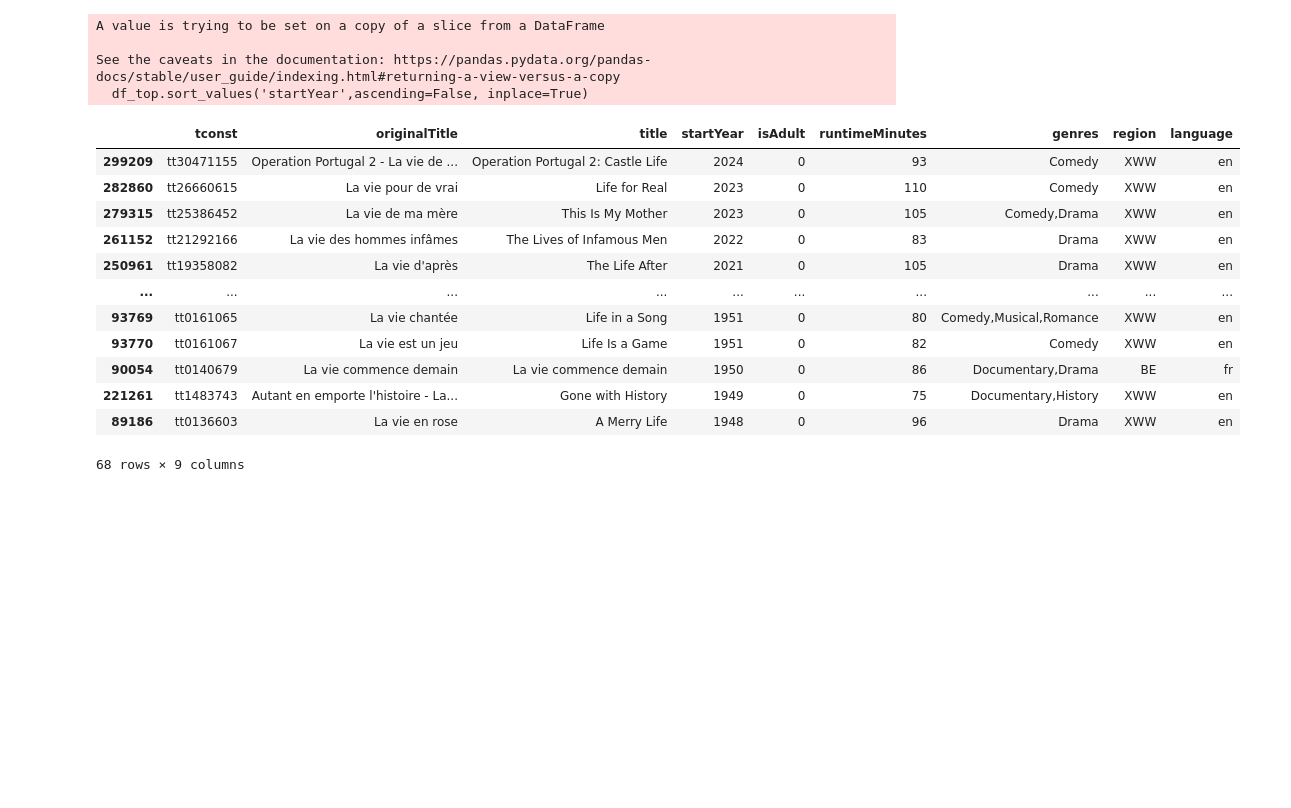
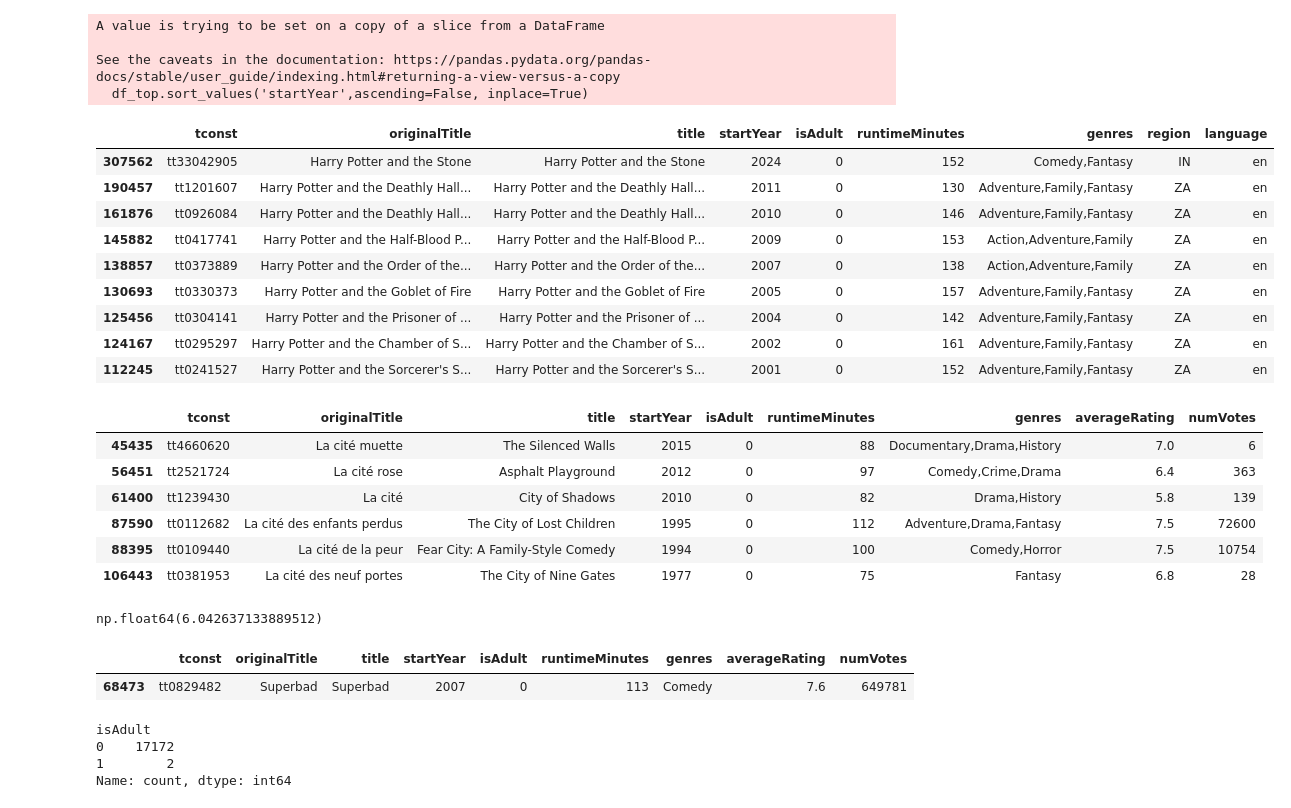
Before and after one commit to Melanie94480/Projet-2, a Jupyter notebook: merged_akas_movies.ipynb, the cells around one changed output. Drawn from its saved outputs; the diff is of its cells as text; code cells hidden in the pictures; blank space fills up the shorter version.

Commit message:
Merge avec Ratings de Marietou

```diff
--- a/merged_akas_movies.ipynb
+++ b/merged_akas_movies.ipynb
@@ -160,7 +65,7 @@ df_ok.sort_values('startYear', ascending=False)
 | 119023 | tt0272561 | Le cortège du pèlerinage des comb... | Pilgrimage Cortege of the 1830 Ve... | 1902 | 0 | \N | Documentary | XWW | en |
 185796 rows × 9 columns
 # %%
-condition_start = df_ok['startYear'] > 1936
+condition_start = df_ok['startYear'] > 1959
 df_cond = df_ok[condition_start]
 # %%
 condition_end = df_cond['startYear'] < 2025
@@ -177,18 +82,15 @@ df_top= df_top[df_top['runtimeMinutes']!='\\N']
 # %%
 df_top = df_top[df_top['genres'] != r'\N']
 # %%
-df_top[df_top['originalTitle'].apply(lambda x: 'La vie ' in x)]
+df_top[df_top['originalTitle'].apply(lambda x: 'Harry Potter' in x)]
 # %% [output]
 |  | tconst | originalTitle | title | startYear | isAdult | runtimeMinutes | genres | region | language |
-| 299209 | tt30471155 | Operation Portugal 2 - La vie de ... | Operation Portugal 2: Castle Life | 2024 | 0 | 93 | Comedy | XWW | en |
-| 282860 | tt26660615 | La vie pour de vrai | Life for Real | 2023 | 0 | 110 | Comedy | XWW | en |
-| 279315 | tt25386452 | La vie de ma mère | This Is My Mother | 2023 | 0 | 105 | Comedy,Drama | XWW | en |
-| 261152 | tt21292166 | La vie des hommes infâmes | The Lives of Infamous Men | 2022 | 0 | 83 | Drama | XWW | en |
-| 250961 | tt19358082 | La vie d'après | The Life After | 2021 | 0 | 105 | Drama | XWW | en |
-| ... | ... | ... | ... | ... | ... | ... | ... | ... | ... |
-| 93769 | tt0161065 | La vie chantée | Life in a Song | 1951 | 0 | 80 | Comedy,Musical,Romance | XWW | en |
-| 93770 | tt0161067 | La vie est un jeu | Life Is a Game | 1951 | 0 | 82 | Comedy | XWW | en |
-| 90054 | tt0140679 | La vie commence demain | La vie commence demain | 1950 | 0 | 86 | Documentary,Drama | BE | fr |
-| 221261 | tt1483743 | Autant en emporte l'histoire - La... | Gone with History | 1949 | 0 | 75 | Documentary,History | XWW | en |
-| 89186 | tt0136603 | La vie en rose | A Merry Life | 1948 | 0 | 96 | Drama | XWW | en |
+| 307562 | tt33042905 | Harry Potter and the Stone | Harry Potter and the Stone | 2024 | 0 | 152 | Comedy,Fantasy | IN | en |
+| 190457 | tt1201607 | Harry Potter and the Deathly Hall... | Harry Potter and the Deathly Hall... | 2011 | 0 | 130 | Adventure,Family,Fantasy | ZA | en |
+| 161876 | tt0926084 | Harry Potter and the Deathly Hall... | Harry Potter and the Deathly Hall... | 2010 | 0 | 146 | Adventure,Family,Fantasy | ZA | en |
+| 145882 | tt0417741 | Harry Potter and the Half-Blood P... | Harry Potter and the Half-Blood P... | 2009 | 0 | 153 | Action,Adventure,Family | ZA | en |
+| 138857 | tt0373889 | Harry Potter and the Order of the... | Harry Potter and the Order of the... | 2007 | 0 | 138 | Action,Adventure,Family | ZA | en |
+| 130693 | tt0330373 | Harry Potter and the Goblet of Fire | Harry Potter and the Goblet of Fire | 2005 | 0 | 157 | Adventure,Family,Fantasy | ZA | en |
+| 125456 | tt0304141 | Harry Potter and the Prisoner of ... | Harry Potter and the Prisoner of ... | 2004 | 0 | 142 | Adventure,Family,Fantasy | ZA | en |
+| 124167 | tt0295297 | Harry Potter and the Chamber of S... | Harry Potter and the Chamber of S... | 2002 | 0 | 161 | Adventure,Family,Fantasy | ZA | en |
+| 112245 | tt0241527 | Harry Potter and the Sorcerer's S... | Harry Potter and the Sorcerer's S... | 2001 | 0 | 152 | Adventure,Family,Fantasy | ZA | en |
-68 rows × 9 columns
@@ -194,0 +105,10 @@ df_top[df_top['originalTitle'].apply(lambda x: 'La vie ' in x)]
+# %%
+df_rated[df_rated['originalTitle'].apply(lambda x:'La cité' in x)]
+# %% [output]
+|  | tconst | originalTitle | title | startYear | isAdult | runtimeMinutes | genres | averageRating | numVotes |
+| 45435 | tt4660620 | La cité muette | The Silenced Walls | 2015 | 0 | 88 | Documentary,Drama,History | 7.0 | 6 |
+| 56451 | tt2521724 | La cité rose | Asphalt Playground | 2012 | 0 | 97 | Comedy,Crime,Drama | 6.4 | 363 |
+| 61400 | tt1239430 | La cité | City of Shadows | 2010 | 0 | 82 | Drama,History | 5.8 | 139 |
+| 87590 | tt0112682 | La cité des enfants perdus | The City of Lost Children | 1995 | 0 | 112 | Adventure,Drama,Fantasy | 7.5 | 72600 |
+| 88395 | tt0109440 | La cité de la peur | Fear City: A Family-Style Comedy | 1994 | 0 | 100 | Comedy,Horror | 7.5 | 10754 |
+| 106443 | tt0381953 | La cité des neuf portes | The City of Nine Gates | 1977 | 0 | 75 | Fantasy | 6.8 | 28 |
@@ -194,0 +117,4 @@ df_top[df_top['originalTitle'].apply(lambda x: 'La vie ' in x)]
+# %%
+df_rated['averageRating'].mean()
+# %% [output]
+np.float64(6.042637133889512)
@@ -194,0 +123,12 @@ df_top[df_top['originalTitle'].apply(lambda x: 'La vie ' in x)]
+# %%
+df_num[df_num['originalTitle'].apply(lambda x: 'Superbad' in x)].sort_values('numVotes')
+# %% [output]
+|  | tconst | originalTitle | title | startYear | isAdult | runtimeMinutes | genres | averageRating | numVotes |
+| 68473 | tt0829482 | Superbad | Superbad | 2007 | 0 | 113 | Comedy | 7.6 | 649781 |
+# %%
+df_num.value_counts('isAdult')
+# %% [output]
+isAdult
+0    17172
+1        2
+Name: count, dtype: int64
```
Also changed, not shown: parts of 18 cells of this notebook.
